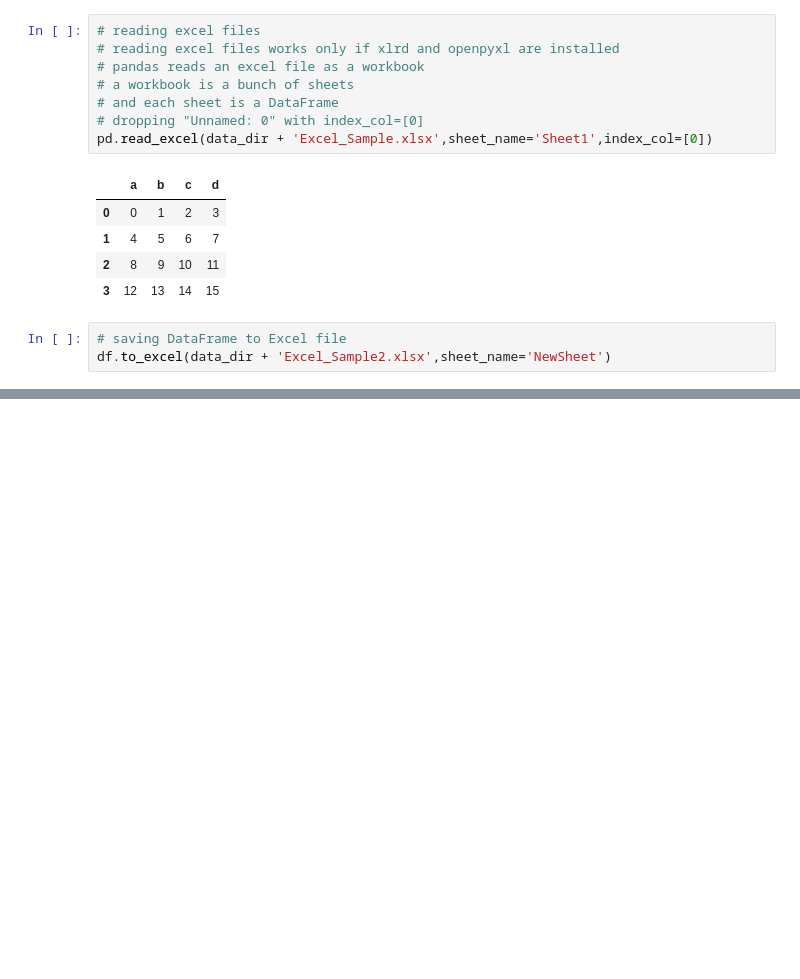
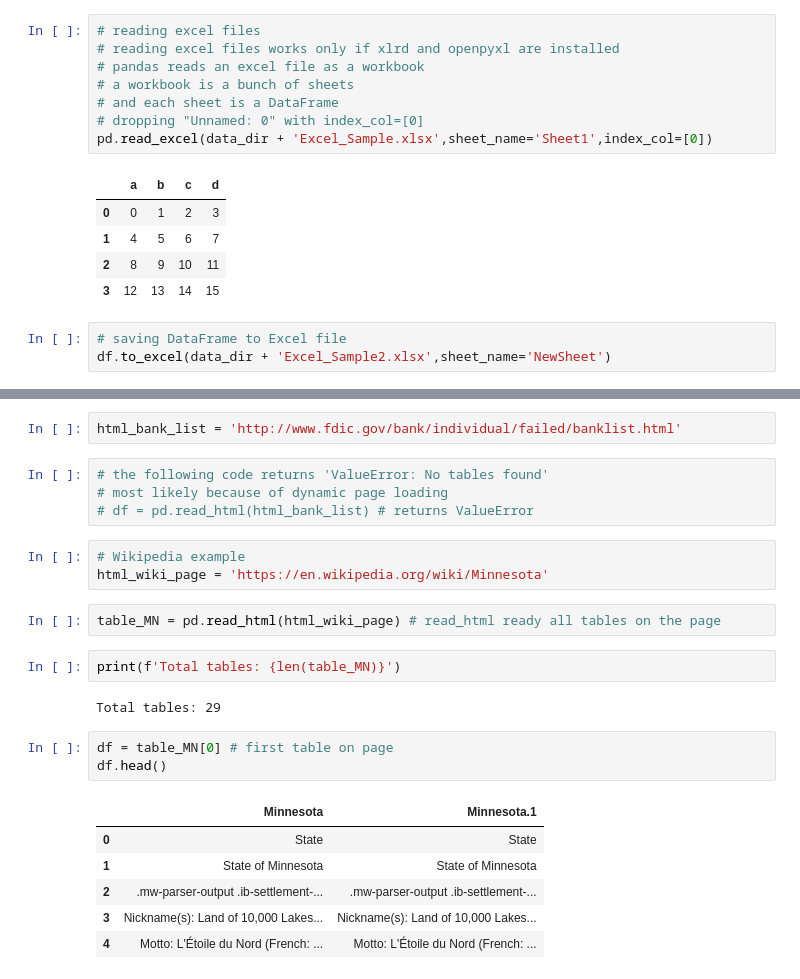
Before and after one commit to mindeleven/introduction-to-python, a Jupyter notebook: Basic-Data-Structures-NumPy-Basics-Pandas-Basics/0407-Pandas-Data-Input-and-Output.ipynb, the cells around one changed output, grey strips where cells are left out. Drawn from its saved outputs; the diff is of its cells as text; blank space fills up the shorter version.

```diff
--- a/Basic-Data-Structures-NumPy-Basics-Pandas-Basics/0407-Pandas-Data-Input-and-Output.ipynb
+++ b/Basic-Data-Structures-NumPy-Basics-Pandas-Basics/0407-Pandas-Data-Input-and-Output.ipynb
@@ -53,0 +58,25 @@ df.to_excel(data_dir + 'Excel_Sample2.xlsx',sheet_name='NewSheet')
+# %%
+html_bank_list = 'http://www.fdic.gov/bank/individual/failed/banklist.html'
+# %%
+# the following code returns 'ValueError: No tables found'
+# most likely because of dynamic page loading
+# df = pd.read_html(html_bank_list) # returns ValueError
+# %%
+# Wikipedia example
+html_wiki_page = 'https://en.wikipedia.org/wiki/Minnesota'
+# %%
+table_MN = pd.read_html(html_wiki_page) # read_html ready all tables on the page
+# %%
+print(f'Total tables: {len(table_MN)}')
+# %% [output]
+Total tables: 29
+# %%
+df = table_MN[0] # first table on page
+df.head()
+# %% [output]
+|  | Minnesota | Minnesota.1 |
+| 0 | State | State |
+| 1 | State of Minnesota | State of Minnesota |
+| 2 | .mw-parser-output .ib-settlement-... | .mw-parser-output .ib-settlement-... |
+| 3 | Nickname(s): Land of 10,000 Lakes... | Nickname(s): Land of 10,000 Lakes... |
+| 4 | Motto: L'Étoile du Nord (French: ... | Motto: L'Étoile du Nord (French: ... |
```
Also changed, not shown: parts of 18 cells of this notebook.
